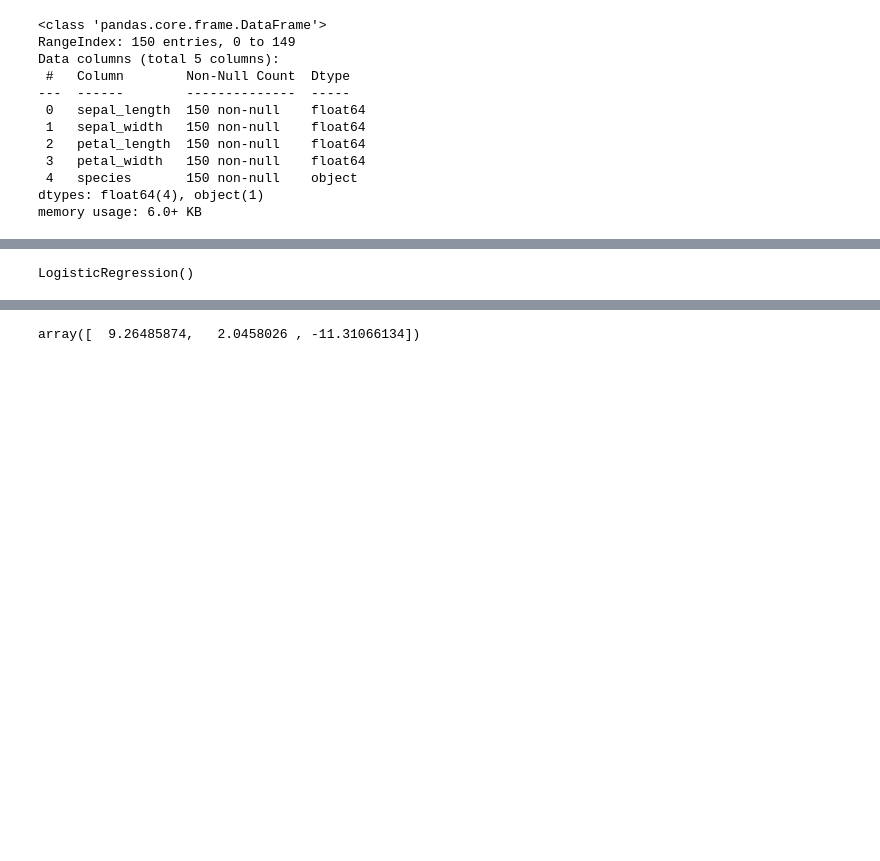
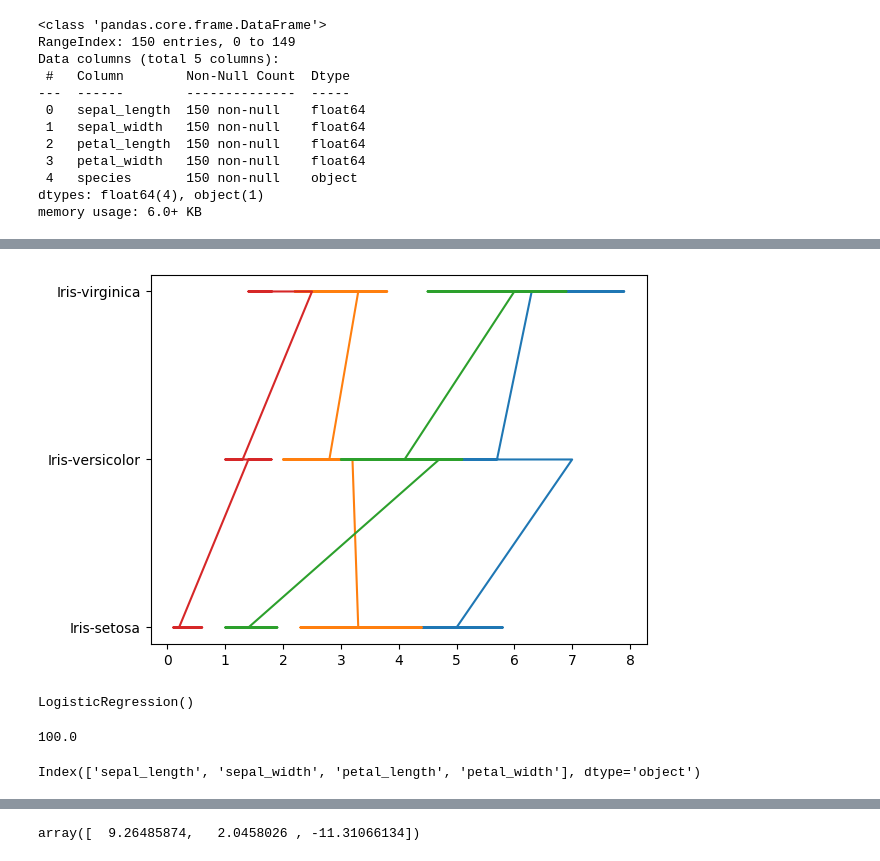
Before and after one commit to Nirikshan95/TechnoHacks, a Jupyter notebook: iris_classification_model.ipynb, the cells around one changed output, grey strips where cells are left out. Drawn from its saved outputs; the diff is of its cells as text; code cells hidden in the pictures; blank space fills up the shorter version.

```diff
--- a/iris_classification_model.ipynb
+++ b/iris_classification_model.ipynb
@@ -36,3 +66,8 @@ memory usage: 6.0+ KB
+# %%
+plt.plot(iris.iloc[:,:-1],y)
+plt.show()
+# %% [output]
+[figure, added]
 # %%
 x=iris[['sepal_length','sepal_width','petal_length','petal_width']]
 # %%
@@ -49,6 +84,14 @@ model=LogisticRegression()
 model.fit(x_train,y_train)
 # %% [output]
 LogisticRegression()
+# %%
+model.score(x_test,y_test)*100
+# %% [output]
+100.0
 # %%
 #prediction
 y_pred=model.predict(x_test)
+# %%
+x_test.columns
+# %% [output]
+Index(['sepal_length', 'sepal_width', 'petal_length', 'petal_width'], dtype='object')
```
Also changed, not shown: parts of 7 cells of this notebook.
